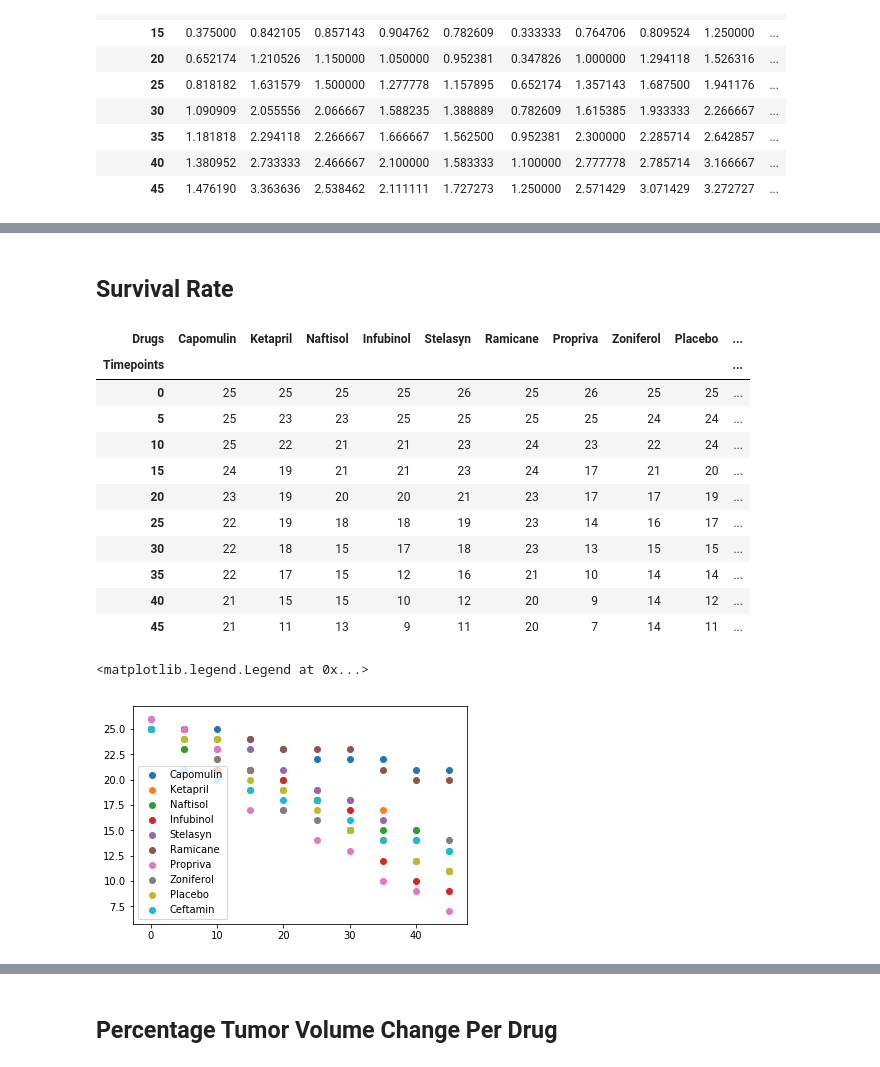
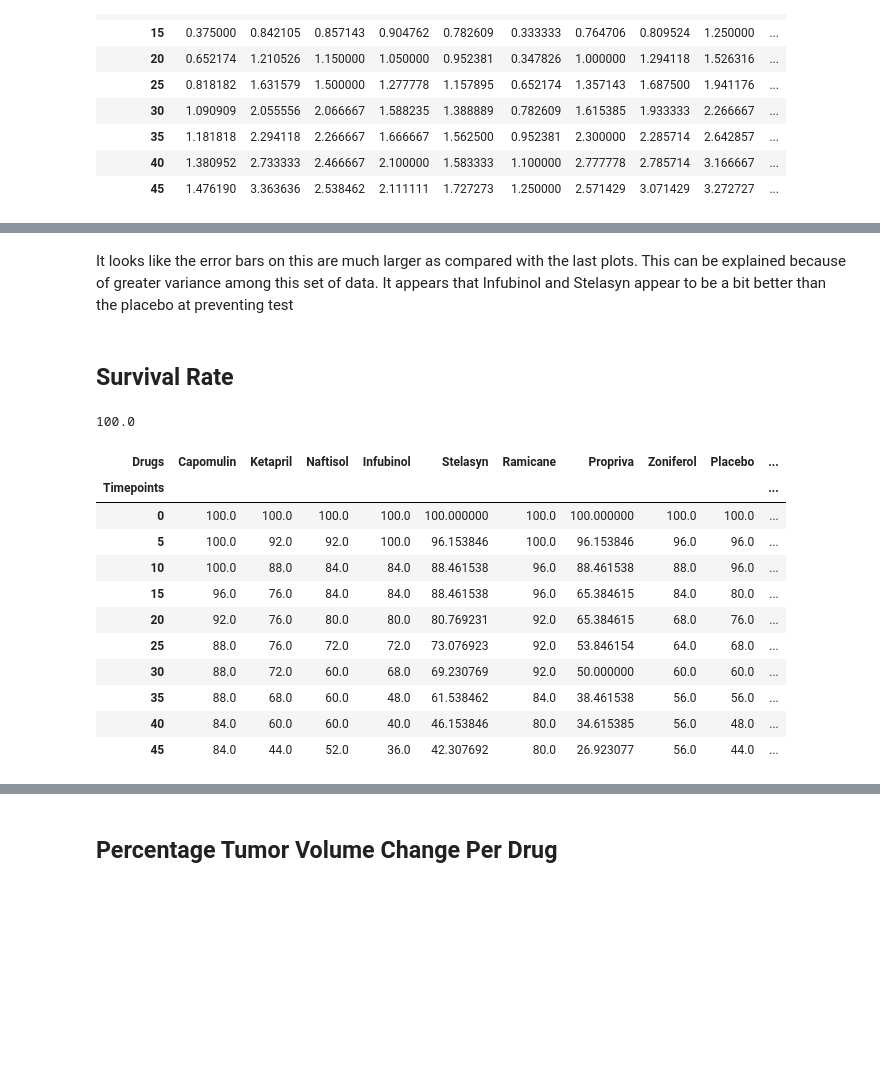
Before and after one commit to tobymbern/Pymaceuticals, a Jupyter notebook: main.ipynb, the cells around one changed output, grey strips where cells are left out. Drawn from its saved outputs; the diff is of its cells as text; code cells hidden in the pictures; blank space fills up the shorter version.

```diff
--- a/main.ipynb
+++ b/main.ipynb
@@ -39,10 +39,14 @@ combined.head(20)
 timepoints = combined.Timepoint.unique()
 drugs = combined.Drug.unique()
 tumor_volume = pd.DataFrame(index = timepoints, columns = drugs)
+tumor_volume_sem = pd.DataFrame(index = timepoints, columns = drugs)
+
 for drug in drugs:
-        tumor_volume[drug] = [combined[(combined["Drug"] == drug) & (combined["Timepoint"] == time)]['Tumor Volume (mm3)'].mean() for time in timepoints]
+    tumor_volume[drug] = [combined[(combined["Drug"] == drug) & (combined["Timepoint"] == time)]['Tumor Volume (mm3)'].mean() for time in timepoints]
+    tumor_volume_sem[drug] = [combined[(combined["Drug"] == drug) & (combined["Timepoint"] == time)]['Tumor Volume (mm3)'].sem() for time in timepoints]
 
 tumor_volume.index.name = 'Timepoints'
 tumor_volume.columns.name = 'Drugs'
-tumor_volume.head(10)
+
+tumor_volume_sem.head(10)
 # %% [output]
@@ -87,9 +98,10 @@ x = range(4)
 ## Metastatic Sites Over Time
 # %%
 metastatic_sites = pd.DataFrame(index = timepoints, columns = drugs)
+metastatic_sites_sem = pd.DataFrame(index = timepoints, columns = drugs)
 for drug in drugs:
     metastatic_sites[drug] = [combined[(combined["Drug"] == drug) & (combined["Timepoint"] == time)]['Metastatic Sites'].mean() for time in timepoints]
-
+    metastatic_sites_sem[drug] = [combined[(combined["Drug"] == drug) & (combined["Timepoint"] == time)]['Metastatic Sites'].sem() for time in timepoints]
 metastatic_sites.index.name = 'Timepoints'
 metastatic_sites.columns.name = 'Drugs'
 metastatic_sites.head(10)
@@ -106,10 +118,3 @@ metastatic_sites.head(10)
 | 35 | 1.181818 | 2.294118 | 2.266667 | 1.666667 | 1.562500 | 0.952381 | 2.300000 | 2.285714 | 2.642857 | ... |
 | 40 | 1.380952 | 2.733333 | 2.466667 | 2.100000 | 1.583333 | 1.100000 | 2.777778 | 2.785714 | 3.166667 | ... |
 | 45 | 1.476190 | 3.363636 | 2.538462 | 2.111111 | 1.727273 | 1.250000 | 2.571429 | 3.071429 | 3.272727 | ... |
-# %%
-
-
-for drug in metastatic_sites.columns.values:
-     plt.scatter(metastatic_sites.index.values, metastatic_sites[drug])
-
-plt.legend(metastatic_sites.columns.values)
@@ -119,31 +128,29 @@ plt.legend(metastatic_sites.columns.values)
+# %% [markdown]
+It looks like the error bars on this are much larger as compared with the last plots. This can be explained because of greater variance among this set of data. It appears that Infubinol and Stelasyn appear to be a bit better than the placebo at preventing test
 # %% [markdown]
 ## Survival Rate
 # %%
 survival = pd.DataFrame(index = timepoints, columns = drugs)
 for drug in drugs:
     survival[drug] = [combined[(combined["Drug"] == drug) & (combined["Timepoint"] == time)]['Mouse ID'].count() for time in timepoints]
-
 survival.index.name = 'Timepoints'
 survival.columns.name = 'Drugs'
+#error bars aren't possible because this is a count of mice, not average of data
+for drug in drugs:
+    survival[drug] = (survival[drug]/survival.iloc[0][drug])*100
+print(survival.iloc[0]['Capomulin'])
 survival.head(10)
 # %% [output]
+100.0
 | Drugs | Capomulin | Ketapril | Naftisol | Infubinol | Stelasyn | Ramicane | Propriva | Zoniferol | Placebo | ... |
 | Timepoints |  |  |  |  |  |  |  |  |  | ... |
-| 0 | 25 | 25 | 25 | 25 | 26 | 25 | 26 | 25 | 25 | ... |
-| 5 | 25 | 23 | 23 | 25 | 25 | 25 | 25 | 24 | 24 | ... |
-| 10 | 25 | 22 | 21 | 21 | 23 | 24 | 23 | 22 | 24 | ... |
-| 15 | 24 | 19 | 21 | 21 | 23 | 24 | 17 | 21 | 20 | ... |
-| 20 | 23 | 19 | 20 | 20 | 21 | 23 | 17 | 17 | 19 | ... |
-| 25 | 22 | 19 | 18 | 18 | 19 | 23 | 14 | 16 | 17 | ... |
-| 30 | 22 | 18 | 15 | 17 | 18 | 23 | 13 | 15 | 15 | ... |
-| 35 | 22 | 17 | 15 | 12 | 16 | 21 | 10 | 14 | 14 | ... |
-| 40 | 21 | 15 | 15 | 10 | 12 | 20 | 9 | 14 | 12 | ... |
-| 45 | 21 | 11 | 13 | 9 | 11 | 20 | 7 | 14 | 11 | ... |
+| 0 | 100.0 | 100.0 | 100.0 | 100.0 | 100.000000 | 100.0 | 100.000000 | 100.0 | 100.0 | ... |
+| 5 | 100.0 | 92.0 | 92.0 | 100.0 | 96.153846 | 100.0 | 96.153846 | 96.0 | 96.0 | ... |
+| 10 | 100.0 | 88.0 | 84.0 | 84.0 | 88.461538 | 96.0 | 88.461538 | 88.0 | 96.0 | ... |
+| 15 | 96.0 | 76.0 | 84.0 | 84.0 | 88.461538 | 96.0 | 65.384615 | 84.0 | 80.0 | ... |
+| 20 | 92.0 | 76.0 | 80.0 | 80.0 | 80.769231 | 92.0 | 65.384615 | 68.0 | 76.0 | ... |
+| 25 | 88.0 | 76.0 | 72.0 | 72.0 | 73.076923 | 92.0 | 53.846154 | 64.0 | 68.0 | ... |
+| 30 | 88.0 | 72.0 | 60.0 | 68.0 | 69.230769 | 92.0 | 50.000000 | 60.0 | 60.0 | ... |
+| 35 | 88.0 | 68.0 | 60.0 | 48.0 | 61.538462 | 84.0 | 38.461538 | 56.0 | 56.0 | ... |
+| 40 | 84.0 | 60.0 | 60.0 | 40.0 | 46.153846 | 80.0 | 34.615385 | 56.0 | 48.0 | ... |
+| 45 | 84.0 | 44.0 | 52.0 | 36.0 | 42.307692 | 80.0 | 26.923077 | 56.0 | 44.0 | ... |
-# %%
- for drug in survival.columns.values:
-     plt.scatter(survival.index.values, survival[drug])
-
-plt.legend(survival.columns.values)
-# %% [output]
-<matplotlib.legend.Legend at 0x...>
-[figure, removed]
```
Also changed, not shown: parts of 10 cells of this notebook.
